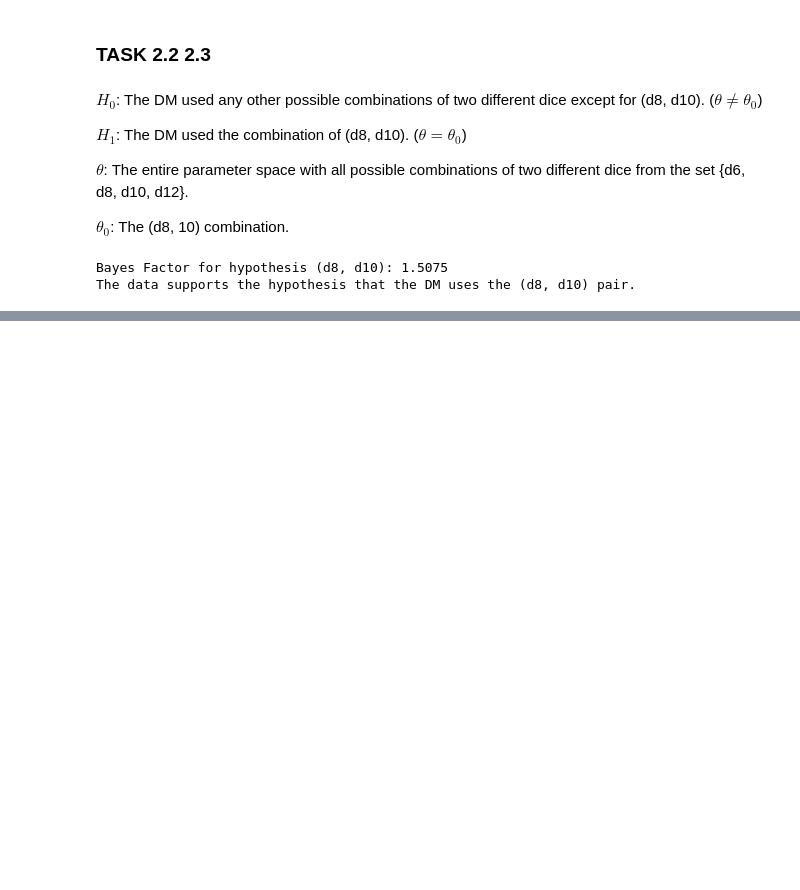
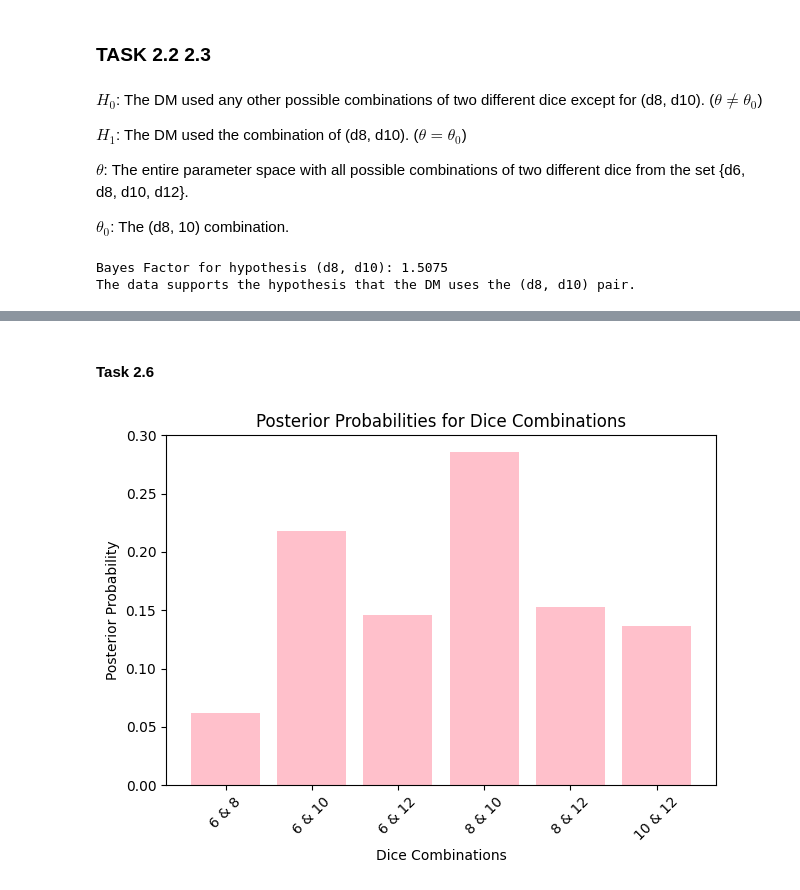
Before and after one commit to mpn1008/RM_assignments, a Jupyter notebook: RM_A06_Group_B/RM_A06_Group_B.ipynb, the cells around one changed output, grey strips where cells are left out. Drawn from its saved outputs; the diff is of its cells as text; code cells hidden in the pictures; blank space fills up the shorter version.

Commit message:
Update task 2

```diff
--- a/RM_A06_Group_B/RM_A06_Group_B.ipynb
+++ b/RM_A06_Group_B/RM_A06_Group_B.ipynb
@@ -534,0 +547,30 @@ The data supports the hypothesis that the DM uses the (d8, d10) pair.
+# %%
+import numpy as np
+import itertools
+from scipy.stats import beta
+
+# Defining informed bias
+dice_options = [6, 8, 10, 12]
+dice_combinations = list(itertools.combinations(dice_options, 2))
+informed_prior_probs = [0.1, 0.15, 0.15, 0.2, 0.2, 0.3]
+informed_prior = dict(zip(dice_combinations, informed_prior_probs))
+
+def calculate_likelihood(sums, die1, die2):
+    possible_outcomes = list(itertools.product(range(1, die1 + 1), range(1, die2 + 1)))
+    possible_sums = [sum(outcome) for outcome in possible_outcomes]
+    likelihoods = [possible_sums.count(s) / len(possible_sums) for s in sums]
+    return np.prod(likelihoods)
+
+observed_totals = [6, 12, 14, 11, 9, 10]
+
+likelihoods = {comb: calculate_likelihood(observed_totals, comb[0], comb[1]) for comb in dice_combinations}
+
+# Calculate posterior probabilities
+posterior_probs = {comb: informed_prior[comb] * likelihoods[comb] for comb in dice_combinations}
+total_posterior_prob = sum(posterior_probs.values())
+normalized_posteriors = {comb: posterior_probs[comb] / total_posterior_prob for comb in dice_combinations}
+
+h1_combination = (8, 10)
+bayes_factor_informed = normalized_posteriors[h1_combination] / informed_prior[h1_combination]
+
+print(f"Bayes Factor for hypothesis (d8, d10) with informed prior: {bayes_factor_informed:.4f}")
@@ -534,0 +586,19 @@ The data supports the hypothesis that the DM uses the (d8, d10) pair.
+# %% [markdown]
+#### Task 2.6
+# %%
+import matplotlib.pyplot as plt
+
+# Plotting the posterior probabilities
+combinations, probs = zip(*normalized_posteriors.items())
+indexes = range(len(combinations))
+labels = [f"{c[0]} & {c[1]}" for c in combinations]
+
+plt.bar(indexes, probs, tick_label=labels, color='pink')
+plt.xlabel('Dice Combinations')
+plt.ylabel('Posterior Probability')
+plt.title('Posterior Probabilities for Dice Combinations')
+plt.xticks(rotation=45)
+plt.tight_layout()
+plt.show()
+# %% [output]
+[figure, added]
```
Also changed, not shown: parts of 6 cells of this notebook.
